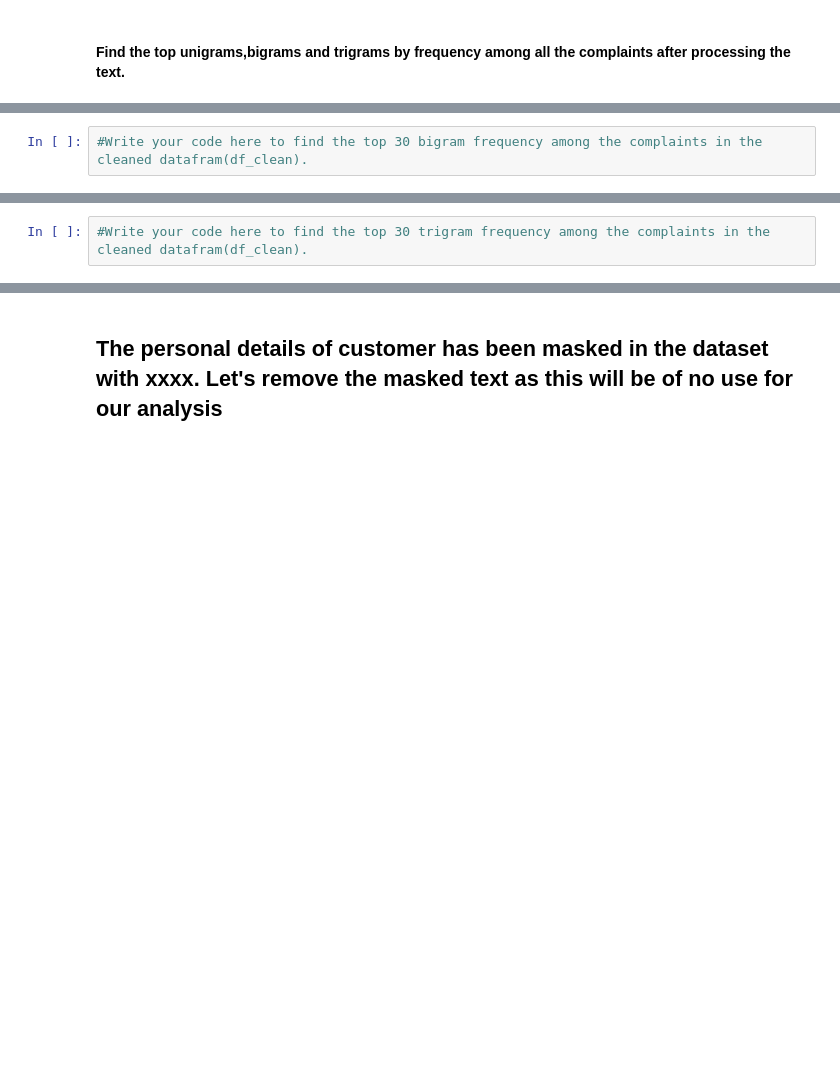
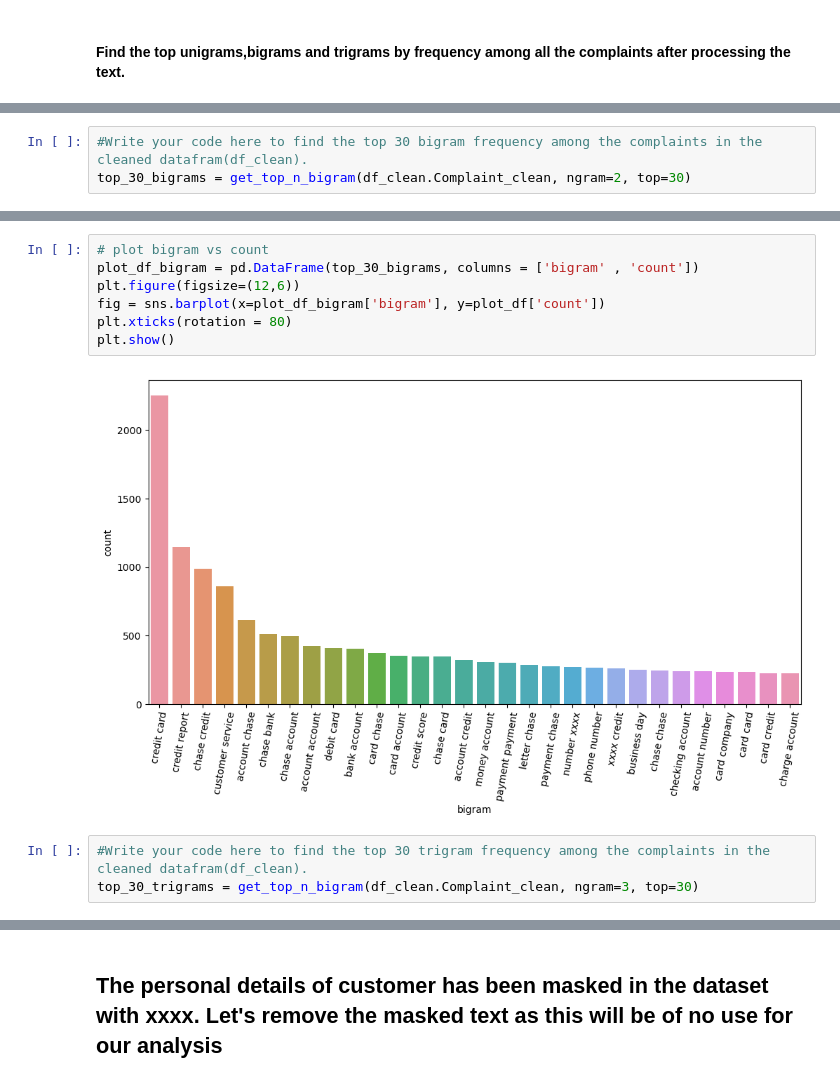
Before and after one commit to SanjayaKumarSahoo/automatic-ticket-classification, a Jupyter notebook: Automatic_Ticket_Classification_Assignment.ipynb, the cells around one changed output, grey strips where cells are left out. Cells and saved outputs as stored; diff of their text form; blank space fills up the shorter version.

```diff
--- a/Automatic_Ticket_Classification_Assignment.ipynb
+++ b/Automatic_Ticket_Classification_Assignment.ipynb
@@ -344,2 +422,3 @@ df_clean['Complaint_clean'] = df_clean['complaint_POS_removed'].str.replace('-PR
 # %%
 #Write your code here to find the top 30 bigram frequency among the complaints in the cleaned datafram(df_clean).
+top_30_bigrams = get_top_n_bigram(df_clean.Complaint_clean, ngram=2, top=30)
@@ -348,4 +457,14 @@ df_clean['Complaint_clean'] = df_clean['complaint_POS_removed'].str.replace('-PR
+# %%
+# plot bigram vs count
+plot_df_bigram = pd.DataFrame(top_30_bigrams, columns = ['bigram' , 'count'])
+plt.figure(figsize=(12,6))
+fig = sns.barplot(x=plot_df_bigram['bigram'], y=plot_df['count'])
+plt.xticks(rotation = 80)
+plt.show()
+# %% [output]
+[figure, added]
 # %%
 #Write your code here to find the top 30 trigram frequency among the complaints in the cleaned datafram(df_clean).
+top_30_trigrams = get_top_n_bigram(df_clean.Complaint_clean, ngram=3, top=30)
 # %%
 #Print the top 10 words in the trigram frequency
```
Also changed, not shown: parts of 17 cells of this notebook.
